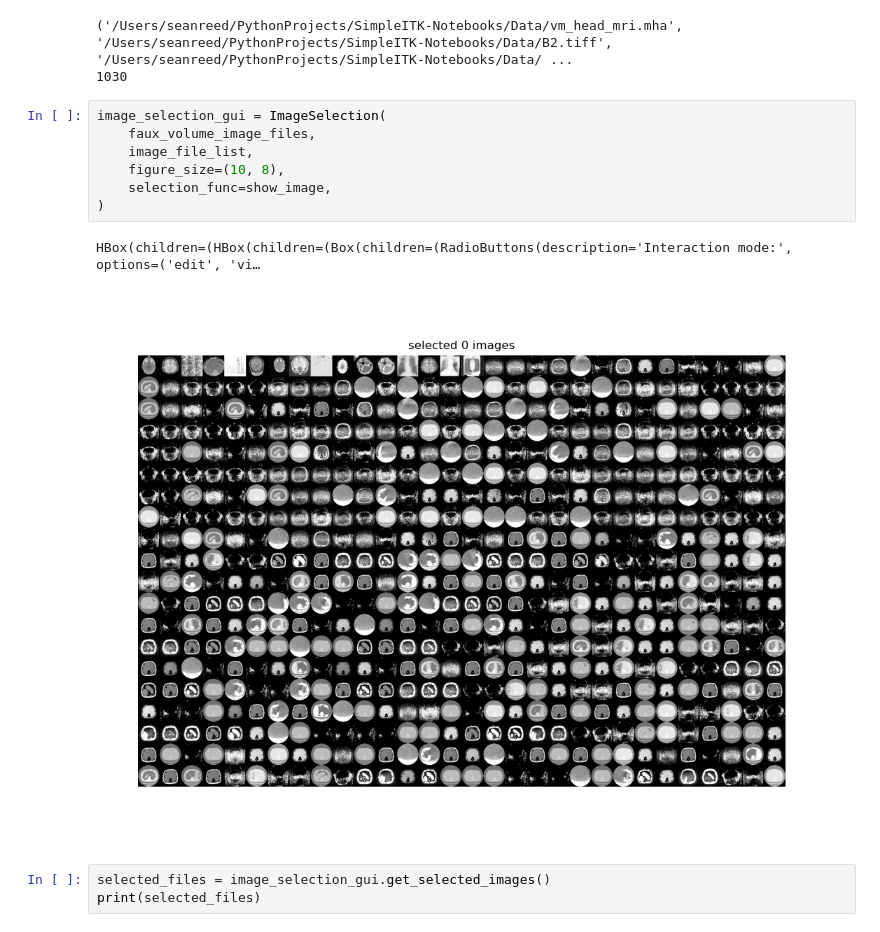
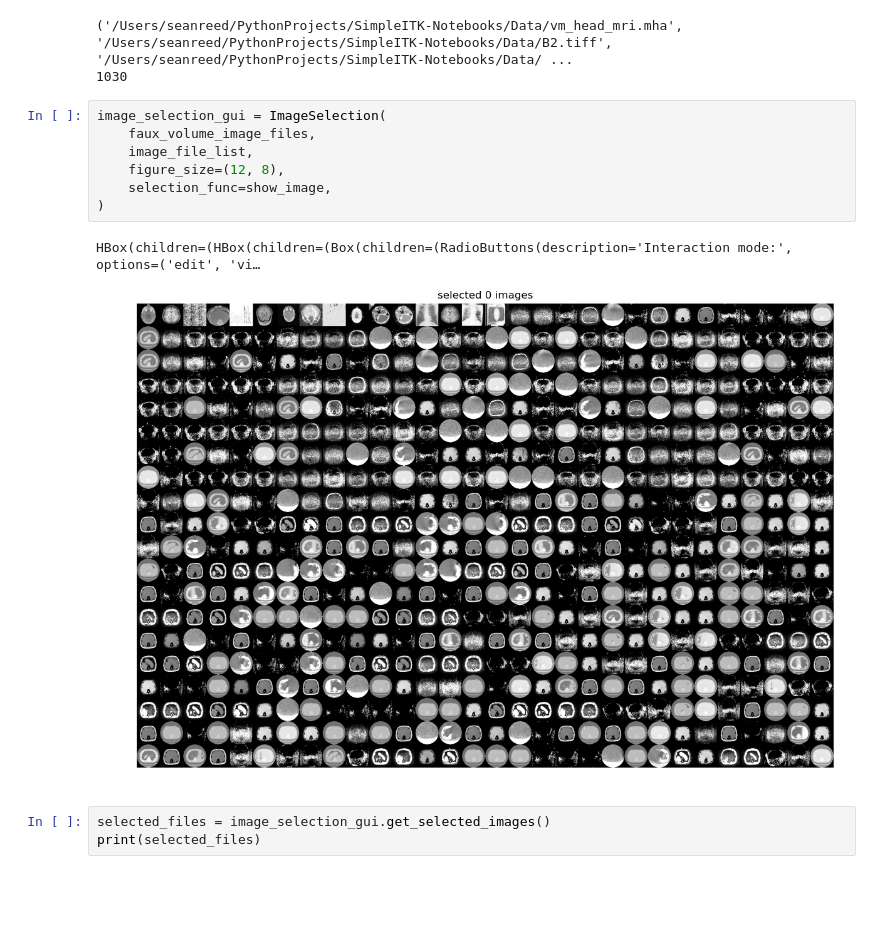
Before and after one commit to seanreed1111/SimpleITK-Notebooks, a Jupyter notebook: Python/71_Trust_But_Verify.ipynb, the cells around one changed output. Drawn from its saved outputs; the diff is of its cells as text; blank space fills up the shorter version.

```diff
--- a/Python/71_Trust_But_Verify.ipynb
+++ b/Python/71_Trust_But_Verify.ipynb
@@ -778,13 +775,13 @@ print(len(image_file_list))
 # %%
 image_selection_gui = ImageSelection(
     faux_volume_image_files,
     image_file_list,
-    figure_size=(10, 8),
+    figure_size=(12, 8),
     selection_func=show_image,
 )
 # %% [output]
 HBox(children=(HBox(children=(Box(children=(RadioButtons(description='Interaction mode:', options=('edit', 'vi…
-[figure, old version]
+[figure, new version]
 # %%
 selected_files = image_selection_gui.get_selected_images()
 print(selected_files)
```
Also changed, not shown: parts of 7 cells of this notebook, 18 other files.
